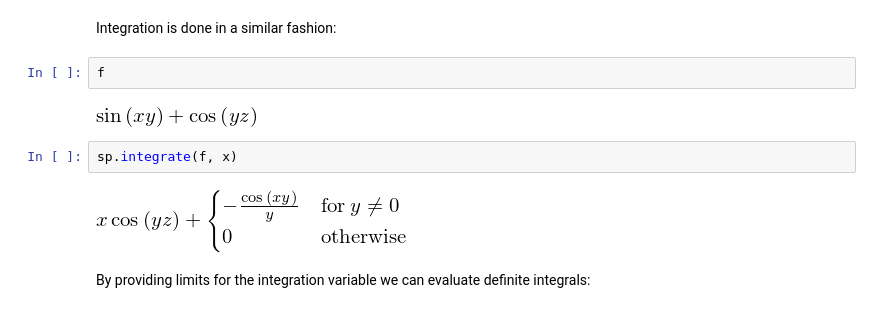
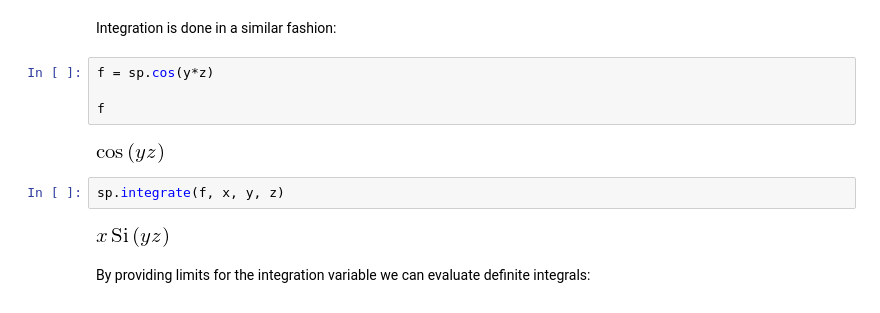
Before and after one commit to douglasvitoreti/scientific-python-lectures, a Jupyter notebook: Lecture-3-Sympy.ipynb, the cells around one changed output. Saved outputs shown, nothing was run; the diff lists cells and outputs as text.

```diff
--- a/Lecture-3-Sympy.ipynb
+++ b/Lecture-3-Sympy.ipynb
@@ -297,14 +354,16 @@ f.diff(x, 1, y, 2)
 ## Integration
 # %% [markdown]
 Integration is done in a similar fashion:
-# %%
-f
-# %% [output]
-[figure, removed]
+# %%
+f = sp.cos(y*z)
+
+f
+# %% [output]
+[figure, added]
 # %%
-sp.integrate(f, x)
+sp.integrate(f, x, y, z)
 # %% [output]
-[figure, old version]
+[figure, new version]
 # %% [markdown]
 By providing limits for the integration variable we can evaluate definite integrals:
 # %%
```
Also changed, not shown: parts of 37 cells of this notebook, 2 other files.
